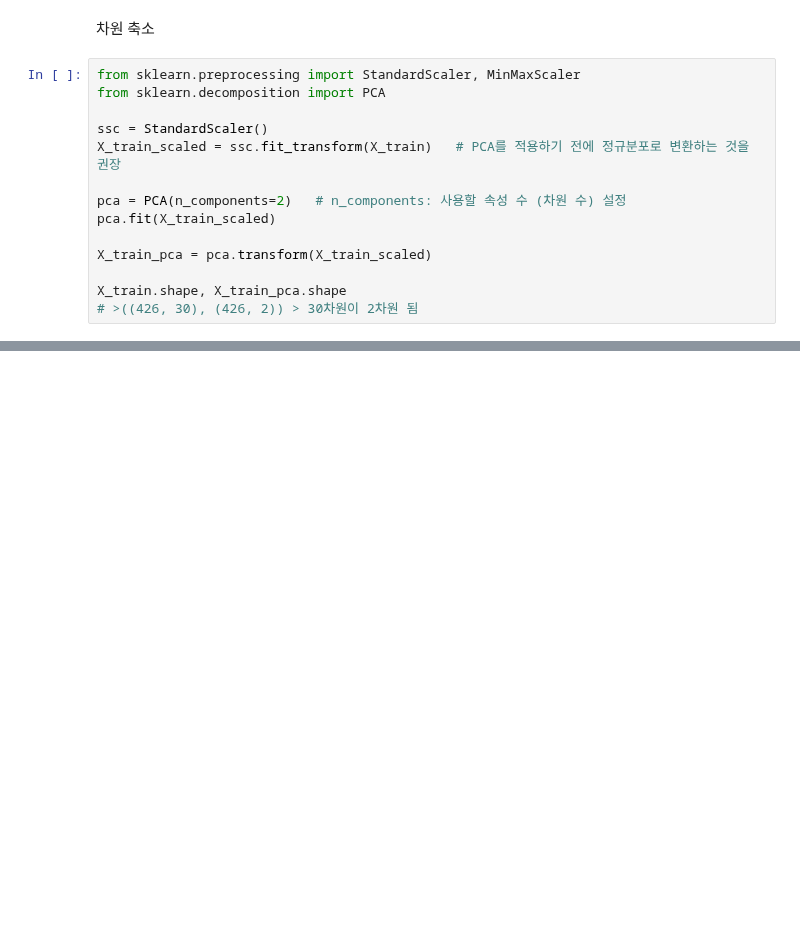
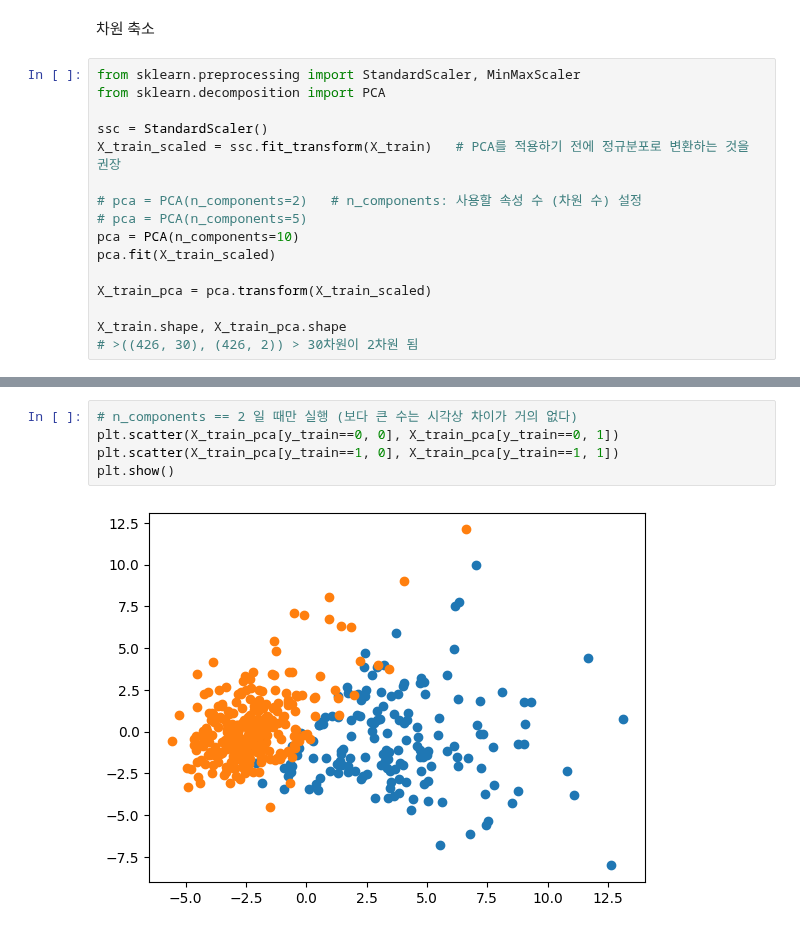
Before and after one commit to 2yuri89/workspace, a Jupyter notebook: ml-basic/example_16.ipynb, the cells around one changed output, grey strips where cells are left out. Cells and saved outputs as stored; diff of their text form; blank space fills up the shorter version.

```diff
--- a/ml-basic/example_16.ipynb
+++ b/ml-basic/example_16.ipynb
@@ -87,7 +87,9 @@ from sklearn.decomposition import PCA
 ssc = StandardScaler()
 X_train_scaled = ssc.fit_transform(X_train)   # PCA를 적용하기 전에 정규분포로 변환하는 것을 권장
 
-pca = PCA(n_components=2)   # n_components: 사용할 속성 수 (차원 수) 설정
+# pca = PCA(n_components=2)   # n_components: 사용할 속성 수 (차원 수) 설정
+# pca = PCA(n_components=5)
+pca = PCA(n_components=10)
 pca.fit(X_train_scaled)
 
 X_train_pca = pca.transform(X_train_scaled)
@@ -113,0 +130,7 @@ logreg1.score(X_train_scaled, y_train), logreg2.score(X_train_pca, y_train)
+# %%
+# n_components == 2 일 때만 실행 (보다 큰 수는 시각상 차이가 거의 없다)
+plt.scatter(X_train_pca[y_train==0, 0], X_train_pca[y_train==0, 1])
+plt.scatter(X_train_pca[y_train==1, 0], X_train_pca[y_train==1, 1])
+plt.show()
+# %% [output]
+[figure, added]
```
Also changed, not shown: parts of 4 cells of this notebook.
